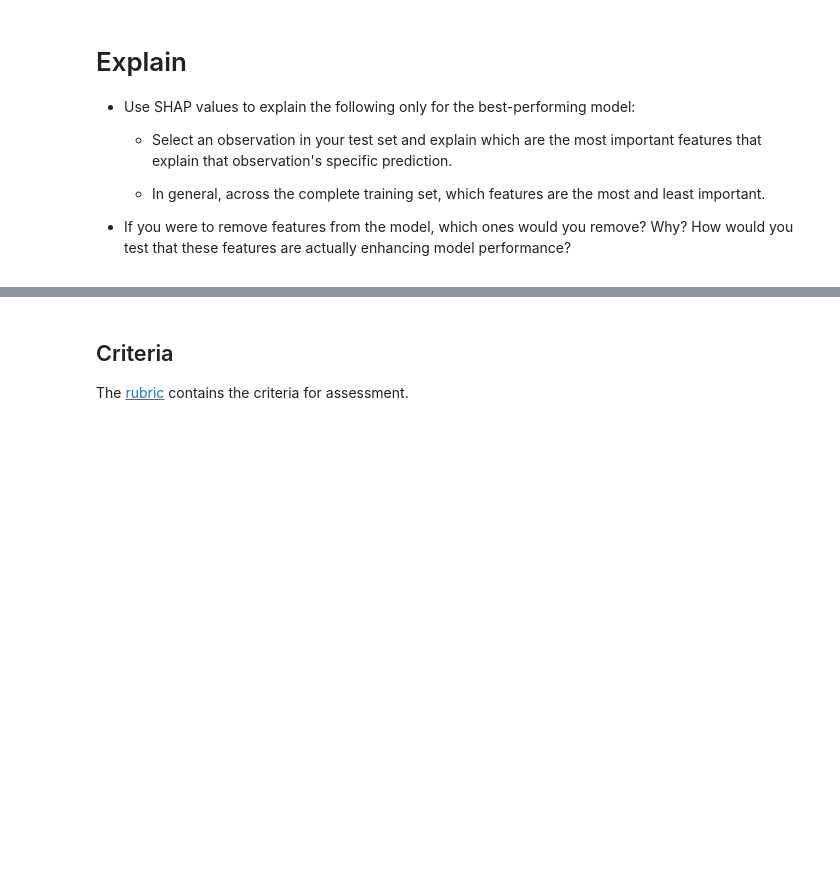
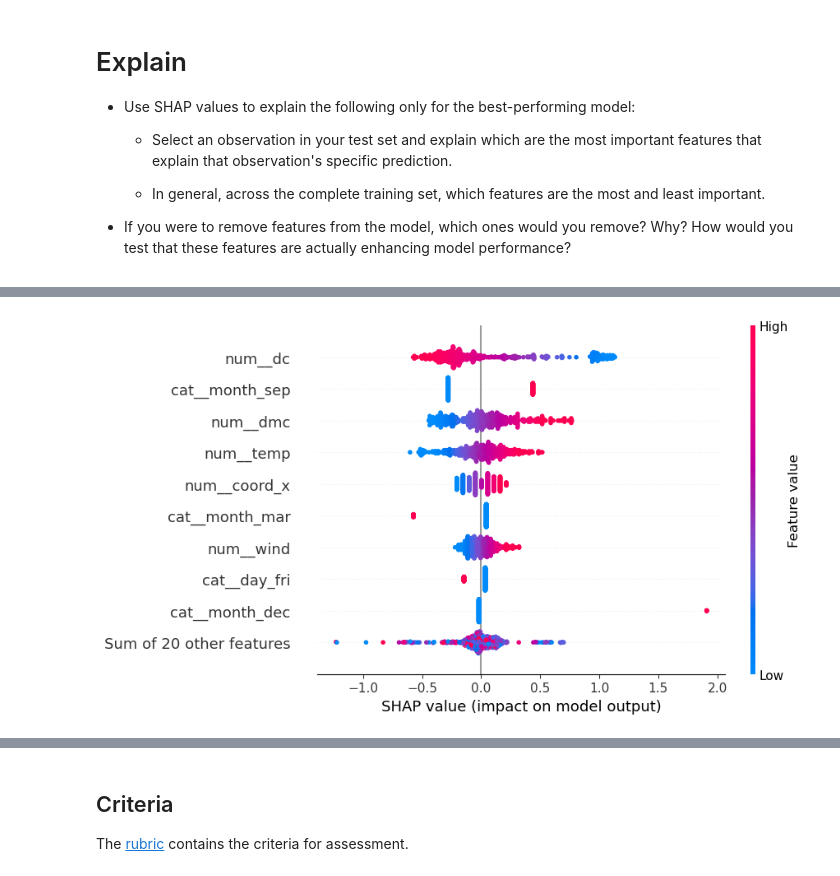
Before and after one commit to Linz498/production, a Jupyter notebook: 02_activities/assignments/assignment_2.ipynb, the cells around one changed output, grey strips where cells are left out. Cells and saved outputs as stored; diff of their text form; code cells hidden in the pictures; blank space fills up the shorter version.

```diff
--- a/02_activities/assignments/assignment_2.ipynb
+++ b/02_activities/assignments/assignment_2.ipynb
@@ -548,0 +572,4 @@ with open('best_model.pkl', 'wb') as f:
+# %%
+shap.plots.beeswarm(shap_values)
+# %% [output]
+[figure, added]
```
Also changed, not shown: parts of 14 cells of this notebook.
